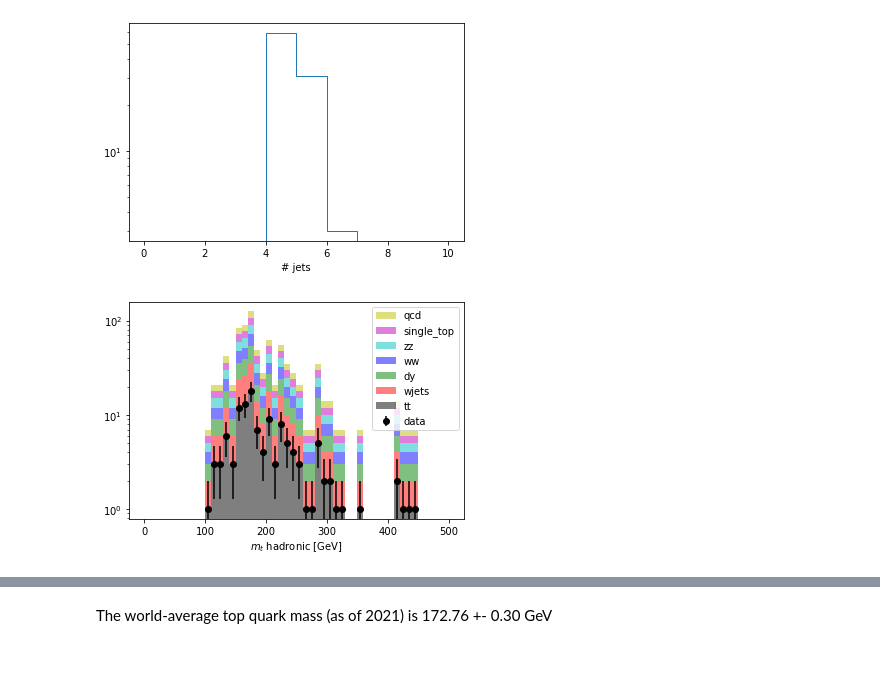
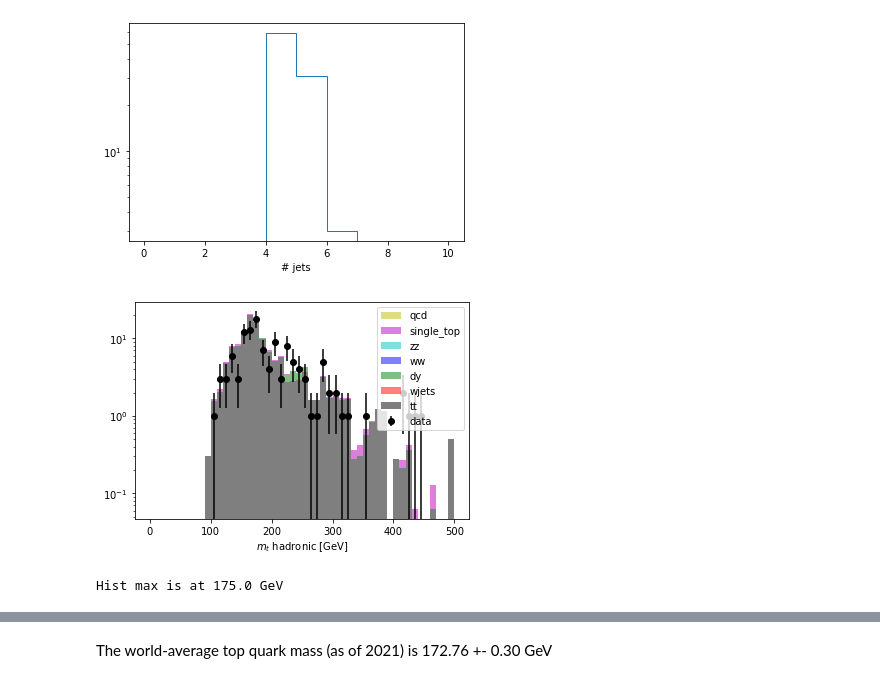
Before and after one commit to QuarkNet-HEP/ttbar-heptutorial, a Jupyter notebook: ttbar-heptutorial.ipynb, the cells around one changed output, grey strips where cells are left out. Drawn from its saved outputs; the diff is of its cells as text; code cells hidden in the pictures.

```diff
--- a/ttbar-heptutorial.ipynb
+++ b/ttbar-heptutorial.ipynb
@@ -1508,7 +1501,7 @@ def get_hadronic_masses(event_data, is_mc=False):
     # We want to find the combination of non-bjets that equal the W mass
     # and add it to the bjet(s) to get the hadronic top mass
 
-    for ie, e in enumerate(events):
+    for ie, e in enumerate(event_data):
 
         bjets = e.Jet[(e.Jet.btag > 1.74)]
         jets = e.Jet[(e.Jet.btag < 1.74)]
@@ -1516,7 +1509,7 @@ def get_hadronic_masses(event_data, is_mc=False):
         assert(len(bjets) == 2)
 
         # Get the invariant mass for all combinations of jets
-        # If it fall within the W mass range then combine with b jets and
+        # If it falls within the W mass range then combine with b jets and
         # get top masses
         for j in ak.to_list(ak.combinations(jets, axis=0, n=2, highlevel=True)):
 
@@ -1541,6 +1534,7 @@ def get_hadronic_masses(event_data, is_mc=False):
                     )
 
                     hadronicM.append(tM)
+
                     if is_mc:
                         weights.append(e.EventWeight)
 
@@ -1563,34 +1557,39 @@ plt.hist(
     range=(0,xmax),
     histtype='stepfilled',
     weights=weights,
     color=colors,
     alpha=0.5,
     stacked=True,
     label=labels
 )
 
 masses, _ = get_hadronic_masses(events)
 
 n,b = np.histogram(masses, bins=nbins, range=(0,xmax))
 center = (b[:-1] + b[1:]) / 2
 yerrs = np.sqrt(n)
 
 plt.errorbar(
     center,
     n,
     yerr=yerrs,
     linestyle='None',
     color='black',
     marker='o',
     label='data'
 )
 
 plt.xlabel('$m_{t}$ hadronic [GeV]')
 plt.yscale('log')
 plt.legend(loc="upper right")
 plt.show()
+
+print(
+    f'Hist max is at {center[np.argmax(n)]} GeV'
+)
 # %% [output]
-[figure, old version]
+[figure, new version]
+Hist max is at 175.0 GeV
 # %%
 def get_leptonic_masses(event_data, is_mc=False):
 
```
Also changed, not shown: parts of 17 cells of this notebook.
